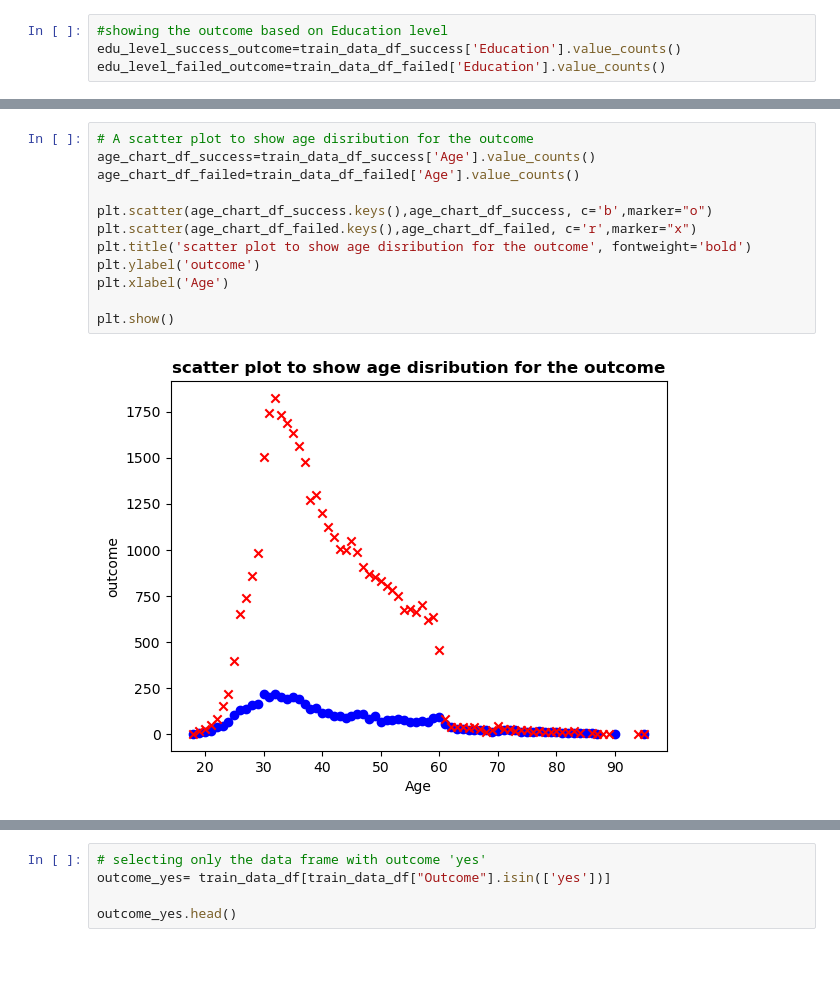
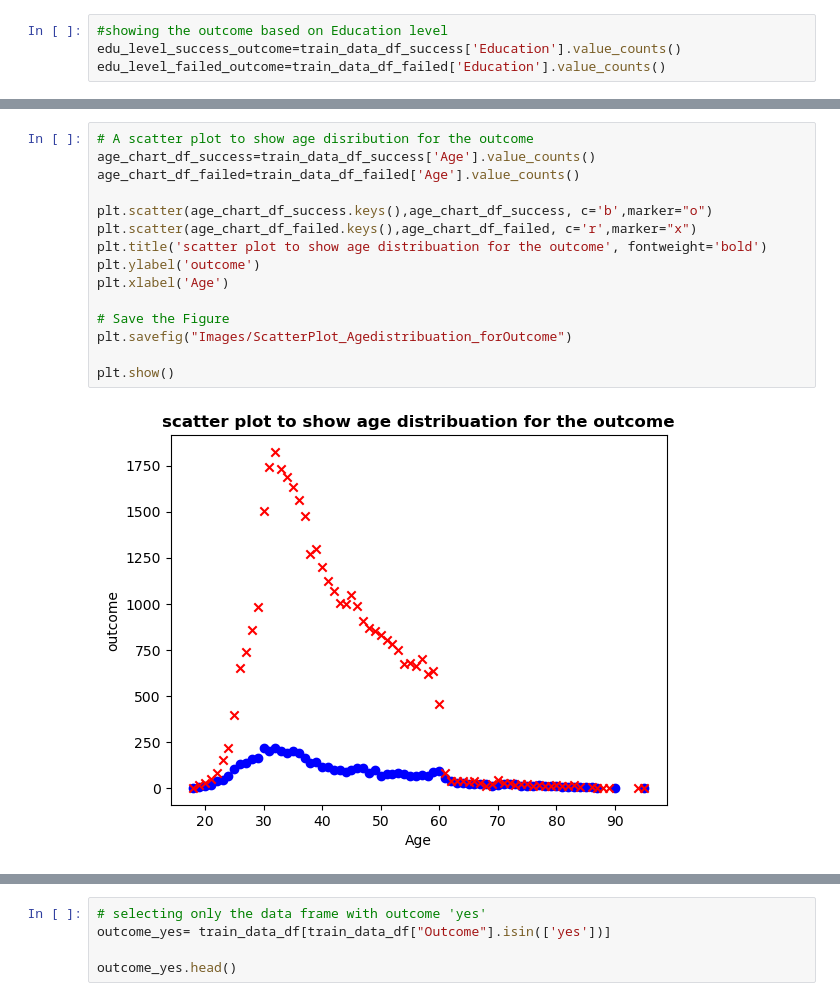
Before and after one commit to Prachi-Shah1002/Project_1, a Jupyter notebook: Main.ipynb, the cells around one changed output, grey strips where cells are left out. Saved outputs shown, nothing was run; the diff lists cells and outputs as text; blank space fills up the shorter version.

```diff
--- a/Main.ipynb
+++ b/Main.ipynb
@@ -224,17 +227,20 @@ plt.show()
 # %%
 # A scatter plot to show age disribution for the outcome
 age_chart_df_success=train_data_df_success['Age'].value_counts()
 age_chart_df_failed=train_data_df_failed['Age'].value_counts()
 
 plt.scatter(age_chart_df_success.keys(),age_chart_df_success, c='b',marker="o")
 plt.scatter(age_chart_df_failed.keys(),age_chart_df_failed, c='r',marker="x")
-plt.title('scatter plot to show age disribution for the outcome', fontweight='bold')
+plt.title('scatter plot to show age distribuation for the outcome', fontweight='bold')
 plt.ylabel('outcome')
 plt.xlabel('Age')
 
+# Save the Figure
+plt.savefig("Images/ScatterPlot_Agedistribuation_forOutcome")
+
 plt.show()
 # %% [output]
-[figure, old version]
+[figure, new version]
 # %%
 # A scatter plot to show the outcome based on the balance of the customers
 balance_chart_df_success=train_data_df_success['Balance Category'].value_counts()
```
Also changed, not shown: parts of 25 cells of this notebook, 22 other files.
